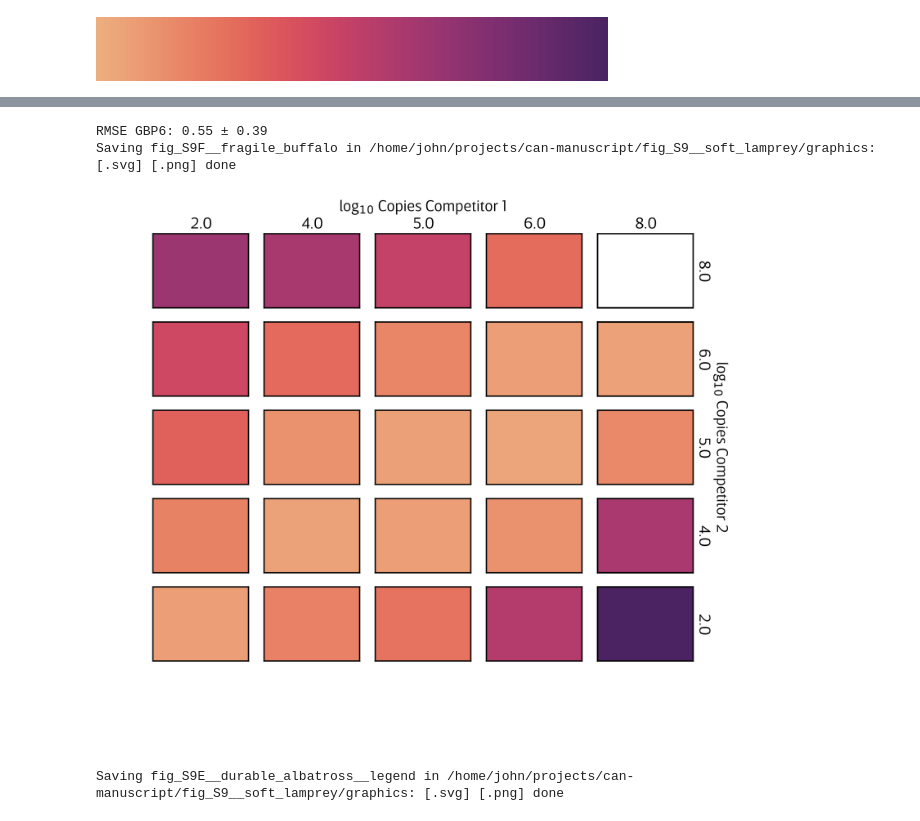
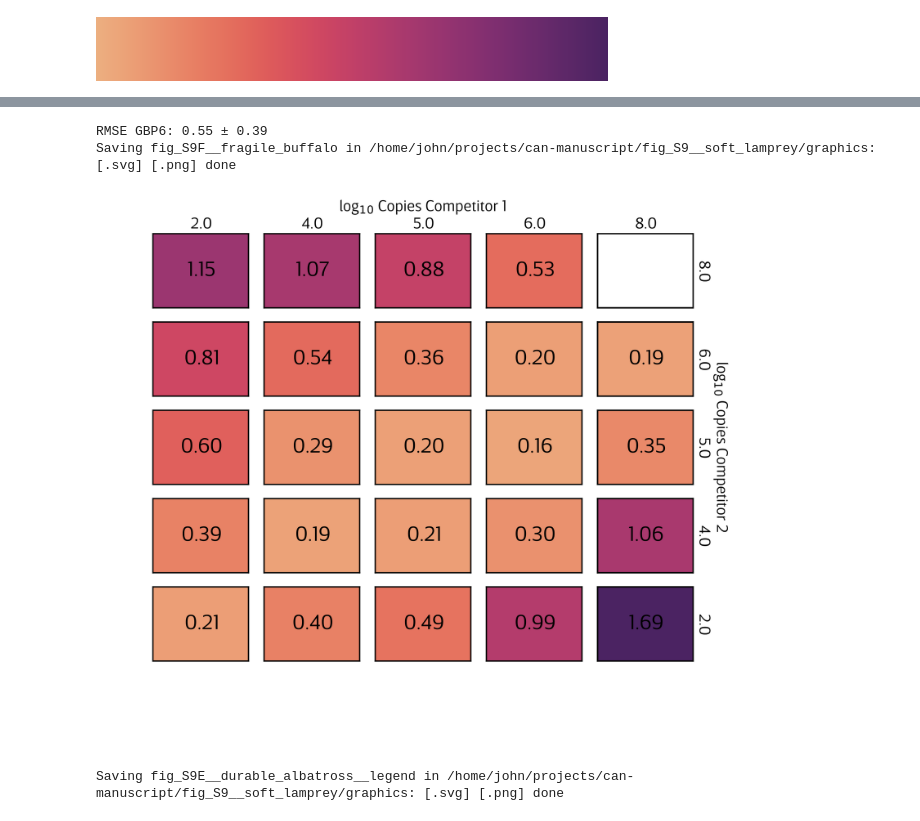
Before and after one commit to JohnGoertz/can-manuscript, a Jupyter notebook: fig_S9__soft_lamprey/code/fig_S9__soft_lamprey__ODE_Model_tripartite.ipynb, the cells around one changed output, grey strips where cells are left out. Drawn from its saved outputs; the diff is of its cells as text; code cells hidden in the pictures.

Commit message:
Add numerical labels to RMSE heatmaps

```diff
--- a/fig_S9__soft_lamprey/code/fig_S9__soft_lamprey__ODE_Model_tripartite.ipynb
+++ b/fig_S9__soft_lamprey/code/fig_S9__soft_lamprey__ODE_Model_tripartite.ipynb
@@ -39,6 +39,7 @@ figsize = (width, height)
 spotsize = 4**2
 ticklabelsize = 5
 labelsize = 6
+titlesize = 8
 linewidth = 1
 
 palette = sns.diverging_palette(20, 220, as_cmap=True)
@@ -559,6 +560,14 @@ for (ref2_lgQ, ref1_lgQ), ax in axes_dict.items():
         ax.set_facecolor('white')
         continue
     ax.set_facecolor(cmap(rmse_norm(rmse)))
+    ax.annotate(
+        f"{rmse:.2f}",
+        xy=(0.5, 0.5),
+        xycoords="axes fraction",
+        fontsize=titlesize,
+        ha="center",
+        va="center",
+    )
 
 format_sns_axes(fig, axs, axes_dict, xticks=[2, 4, 6, 8], xlim=[0.5, 8.5], hline=False)
 
@@ -579,34 +588,42 @@ Saving fig_S9E__durable_albatross in /home/john/projects/can-manuscript/fig_S9__
 fig, axs = plt.subplots(5, 5, figsize=(15, 15), sharex=True, sharey=True)
 axes_dict = {
     (row, col): axs[i, j]
     for i, row in enumerate([2, 4, 5, 6, 8][::-1])
     for j, col in enumerate([2, 4, 5, 6, 8])
 }
 
 
 
 for (ref2_lgQ, ref1_lgQ), ax in axes_dict.items():
     if (ref2_lgQ, ref1_lgQ) in rmses_GBP6:
         rmse = rmses_GBP6[(ref2_lgQ, ref1_lgQ)]
     else:
         ax.set_facecolor('white')
         continue
     ax.set_facecolor(cmap(rmse_norm(rmse)))
+    ax.annotate(
+        f"{rmse:.2f}",
+        xy=(0.5, 0.5),
+        xycoords="axes fraction",
+        fontsize=titlesize,
+        ha="center",
+        va="center",
+    )
 
 format_sns_axes(fig, axs, axes_dict, xticks=[2, 4, 6, 8], xlim=[0.5, 8.5], hline=False)
 plt.setp(
     axs,
     yticks=[],
     xticks=[],
 )
 
 print(f"RMSE GBP6: {np.mean(list(rmses_GBP6.values())):.2f} ± {np.std(list(rmses_GBP6.values())):.2f}")
 
 savefig(plt.gcf(), alias="fragile_buffalo", transparent_svg=False)
 # %% [output]
 RMSE GBP6: 0.55 ± 0.39
 Saving fig_S9F__fragile_buffalo in /home/john/projects/can-manuscript/fig_S9__soft_lamprey/graphics: [.svg] [.png] done
-[figure, old version]
+[figure, new version]
 # %%
 width = 3.45
 height = 0.829 / 2
```
Also changed, not shown: parts of 1 cell of this notebook, 11 other files.
